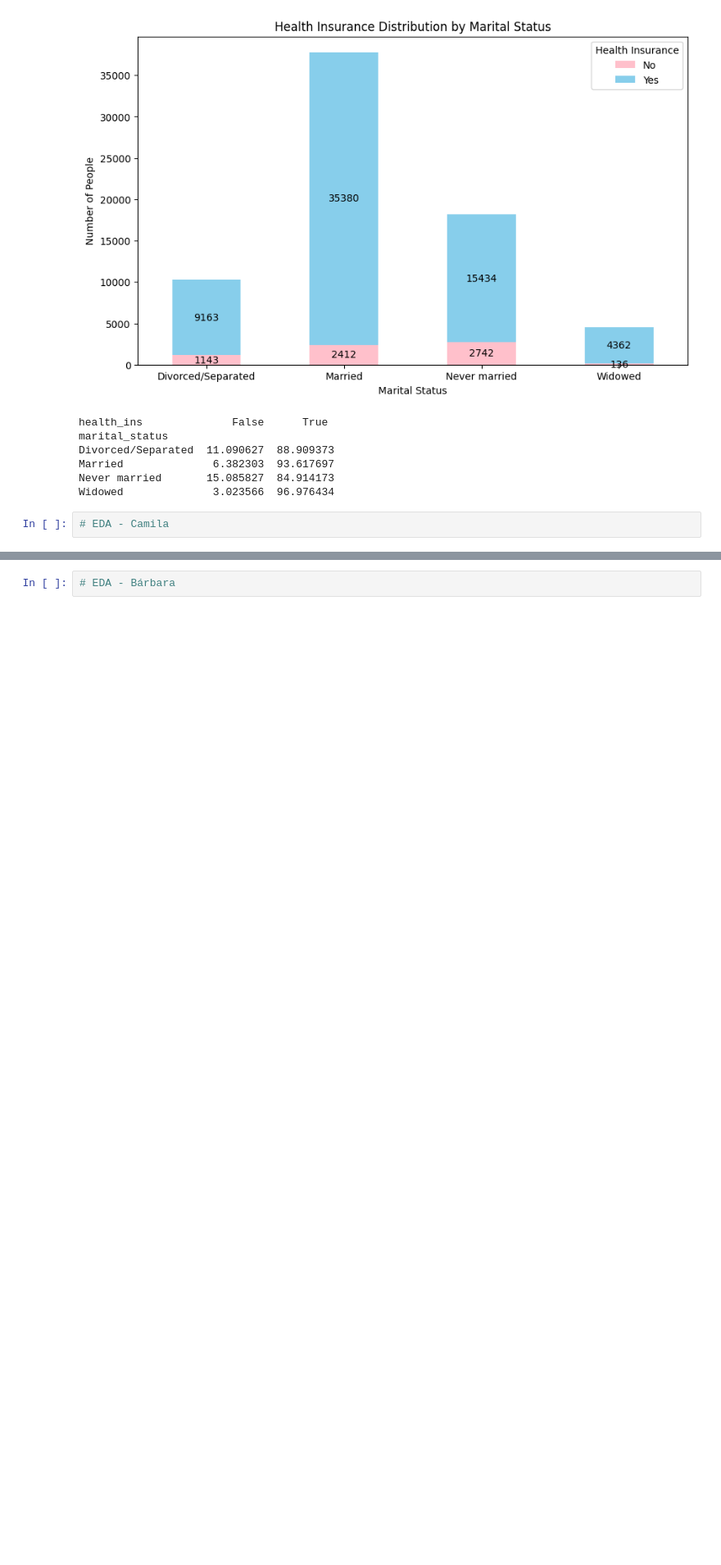
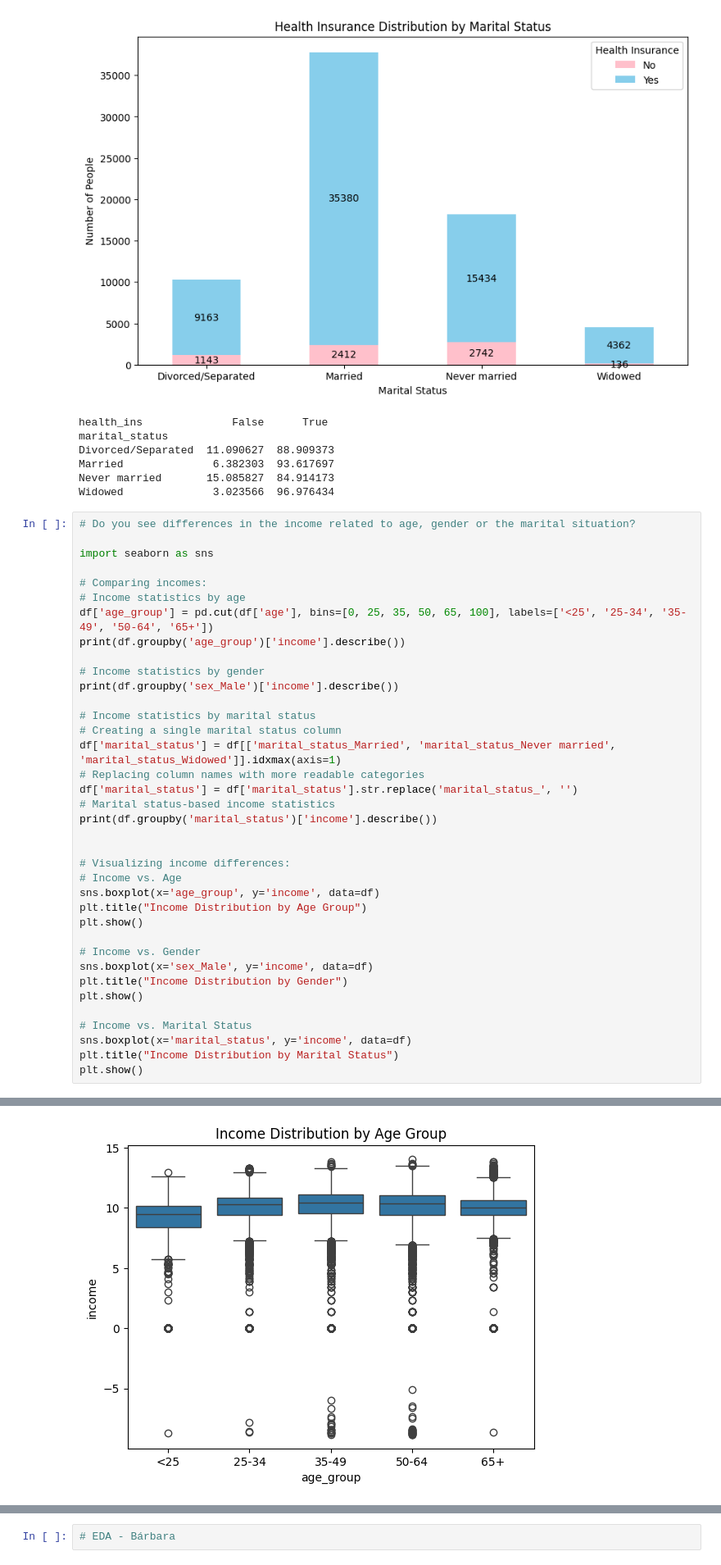
Before and after one commit to Barb02/IDS_project, a Jupyter notebook: customer.ipynb, the cells around one changed output, grey strips where cells are left out. Shown at 82% size. Drawn from its saved outputs; the diff is of its cells as text; blank space fills up the shorter version.

```diff
--- a/customer.ipynb
+++ b/customer.ipynb
@@ -132,5 +132,41 @@ Divorced/Separated  11.090627  88.909373
 Married              6.382303  93.617697
 Never married       15.085827  84.914173
 Widowed              3.023566  96.976434
-# %%
-# EDA - Camila
+# %%
+# Do you see differences in the income related to age, gender or the marital situation?
+
+import seaborn as sns
+
+# Comparing incomes:
+# Income statistics by age
+df['age_group'] = pd.cut(df['age'], bins=[0, 25, 35, 50, 65, 100], labels=['<25', '25-34', '35-49', '50-64', '65+'])
+print(df.groupby('age_group')['income'].describe())
+
+# Income statistics by gender
+print(df.groupby('sex_Male')['income'].describe())
+
+# Income statistics by marital status
+# Creating a single marital status column
+df['marital_status'] = df[['marital_status_Married', 'marital_status_Never married', 'marital_status_Widowed']].idxmax(axis=1)
+# Replacing column names with more readable categories
+df['marital_status'] = df['marital_status'].str.replace('marital_status_', '')
+# Marital status-based income statistics
+print(df.groupby('marital_status')['income'].describe())
+
+
+# Visualizing income differences:
+# Income vs. Age
+sns.boxplot(x='age_group', y='income', data=df)
+plt.title("Income Distribution by Age Group")
+plt.show()
+
+# Income vs. Gender
+sns.boxplot(x='sex_Male', y='income', data=df)
+plt.title("Income Distribution by Gender")
+plt.show()
+
+# Income vs. Marital Status
+sns.boxplot(x='marital_status', y='income', data=df)
+plt.title("Income Distribution by Marital Status")
+plt.show()
+# %% [output]
@@ -136,0 +190 @@ Widowed              3.023566  96.976434
+[figure, added]
```
Also changed, not shown: parts of 4 cells of this notebook.
